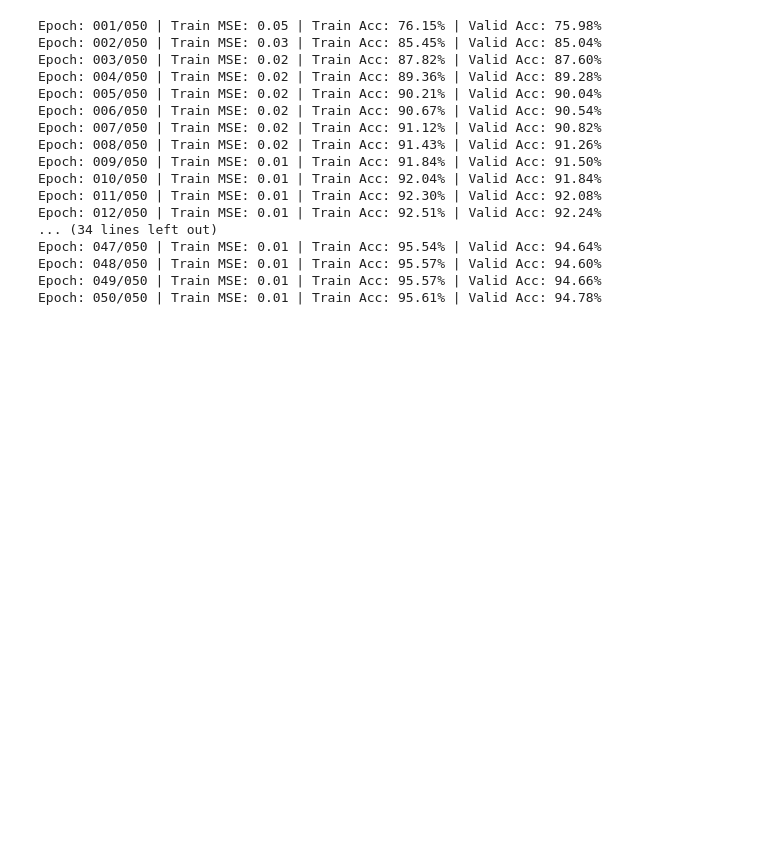
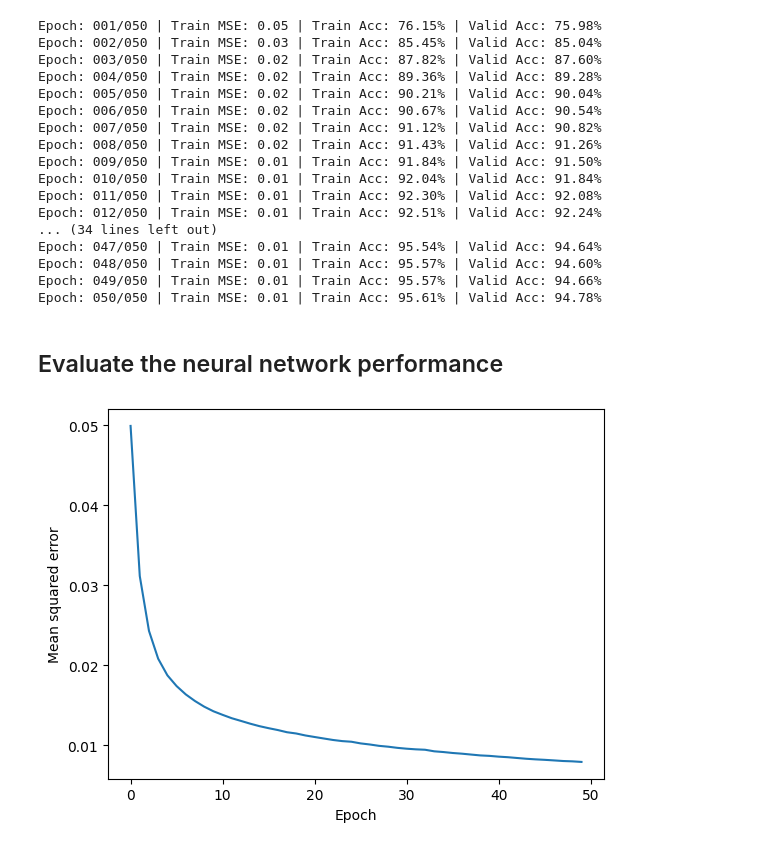
Before and after one commit to nlapier2/pyro_pytorch_tutorials, a Jupyter notebook: pytorch_tb/ch11/mnist_mlp.ipynb, the cells around one changed output. Cells and saved outputs as stored; diff of their text form; code cells hidden in the pictures; blank space fills up the shorter version.

```diff
--- a/pytorch_tb/ch11/mnist_mlp.ipynb
+++ b/pytorch_tb/ch11/mnist_mlp.ipynb
@@ -74,7 +74,7 @@ import matplotlib.pyplot as plt
 #
 # Set file paths based on added MNIST Datasets
 #
-input_path = '../mnist_data'
+input_path = '../datasets/mnist_data'
 training_images_filepath = join(input_path, 'train-images-idx3-ubyte/train-images.idx3-ubyte')
 training_labels_filepath = join(input_path, 'train-labels-idx1-ubyte/train-labels.idx1-ubyte')
 test_images_filepath = join(input_path, 't10k-images-idx3-ubyte/t10k-images.idx3-ubyte')
@@ -254,3 +254,14 @@ Epoch: 047/050 | Train MSE: 0.01 | Train Acc: 95.54% | Valid Acc: 94.64%
 Epoch: 048/050 | Train MSE: 0.01 | Train Acc: 95.57% | Valid Acc: 94.60%
 Epoch: 049/050 | Train MSE: 0.01 | Train Acc: 95.57% | Valid Acc: 94.66%
 Epoch: 050/050 | Train MSE: 0.01 | Train Acc: 95.61% | Valid Acc: 94.78%
+# %% [markdown]
+## Evaluate the neural network performance
+# %%
+# plot MSE evolution over the epochs
+plt.plot(range(len(epoch_loss)), epoch_loss)
+plt.ylabel('Mean squared error')
+plt.xlabel('Epoch')
+#plt.savefig('figures/11_07.png', dpi=300)
+plt.show()
+# %% [output]
+[figure, added]
```
Also changed, not shown: parts of 4 cells of this notebook, 3 other files.
